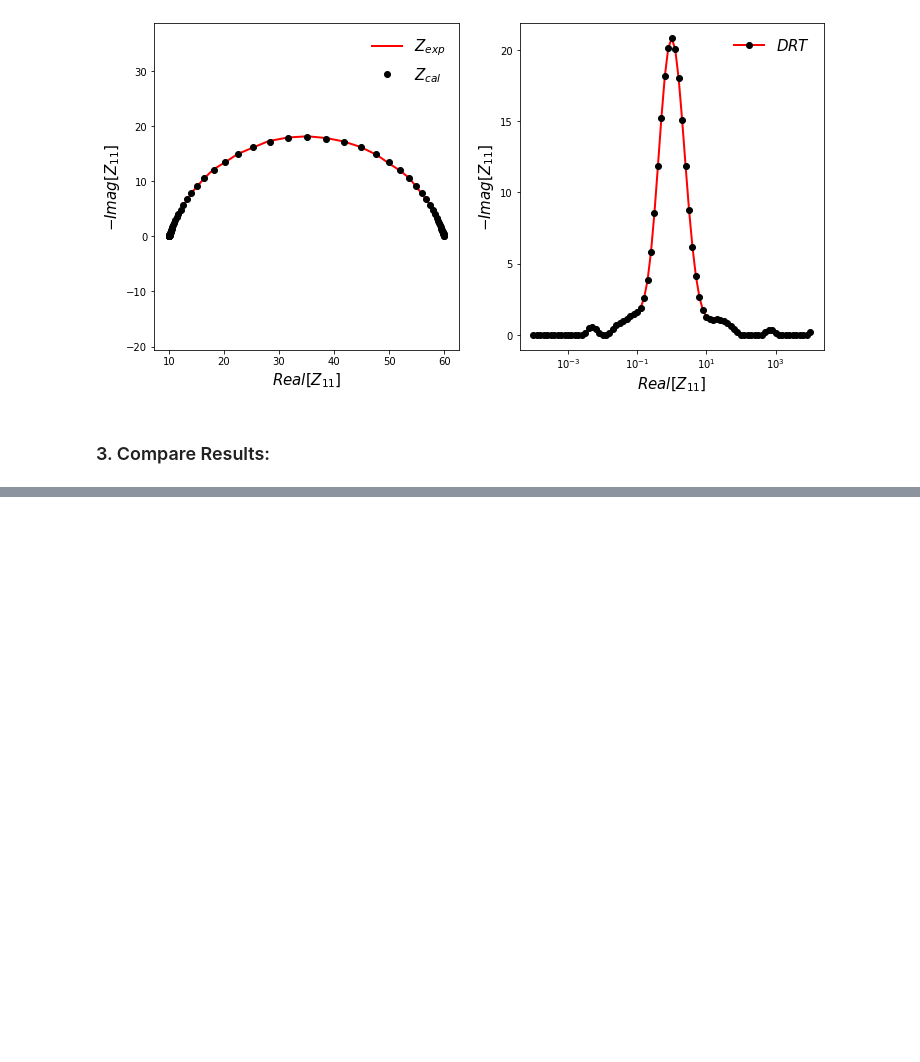
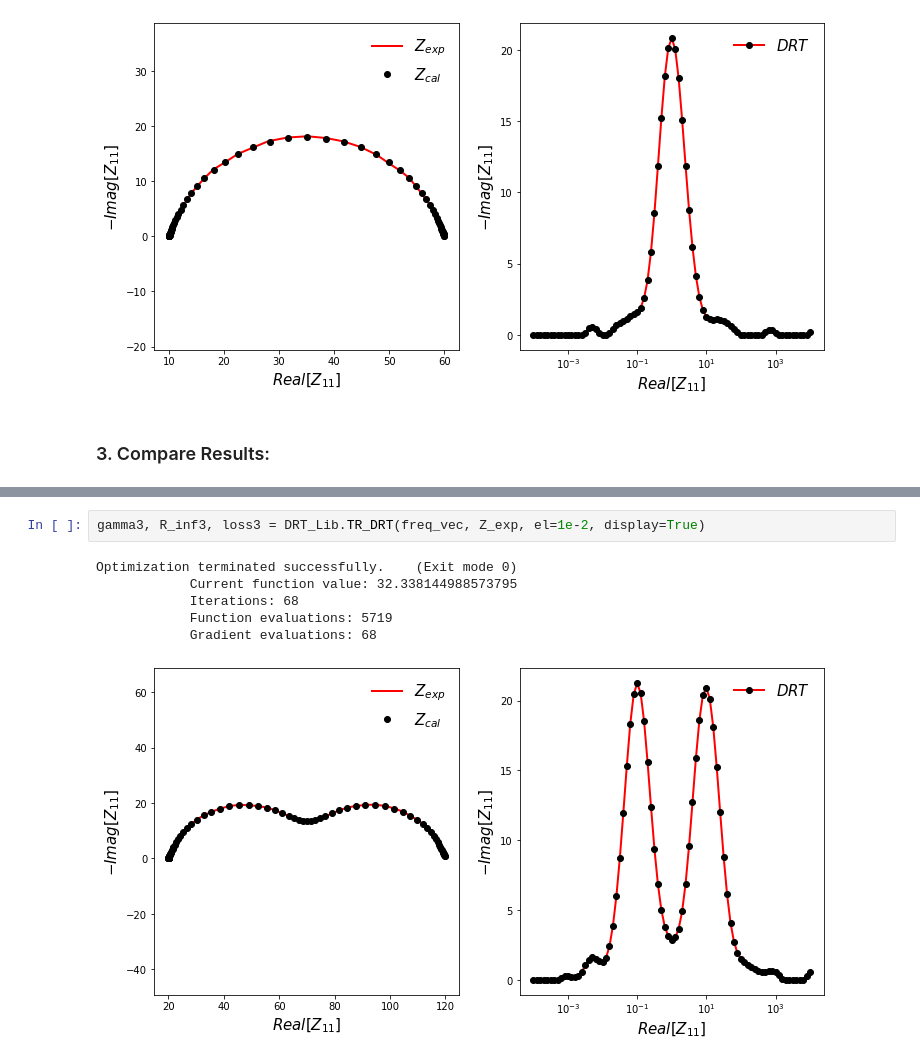
Before and after one commit to giangtle/DRT_Lib, a Jupyter notebook: Example.ipynb, the cells around one changed output, grey strips where cells are left out. Saved outputs shown, nothing was run; the diff lists cells and outputs as text; blank space fills up the shorter version.

```diff
--- a/Example.ipynb
+++ b/Example.ipynb
@@ -94,0 +174,9 @@ plt.show()
+# %%
+gamma3, R_inf3, loss3 = DRT_Lib.TR_DRT(freq_vec, Z_exp, el=1e-2, display=True)
+# %% [output]
+Optimization terminated successfully.    (Exit mode 0)
+            Current function value: 32.338144988573795
+            Iterations: 68
+            Function evaluations: 5719
+            Gradient evaluations: 68
+[figure, added]
```
Also changed, not shown: parts of 12 cells of this notebook.
